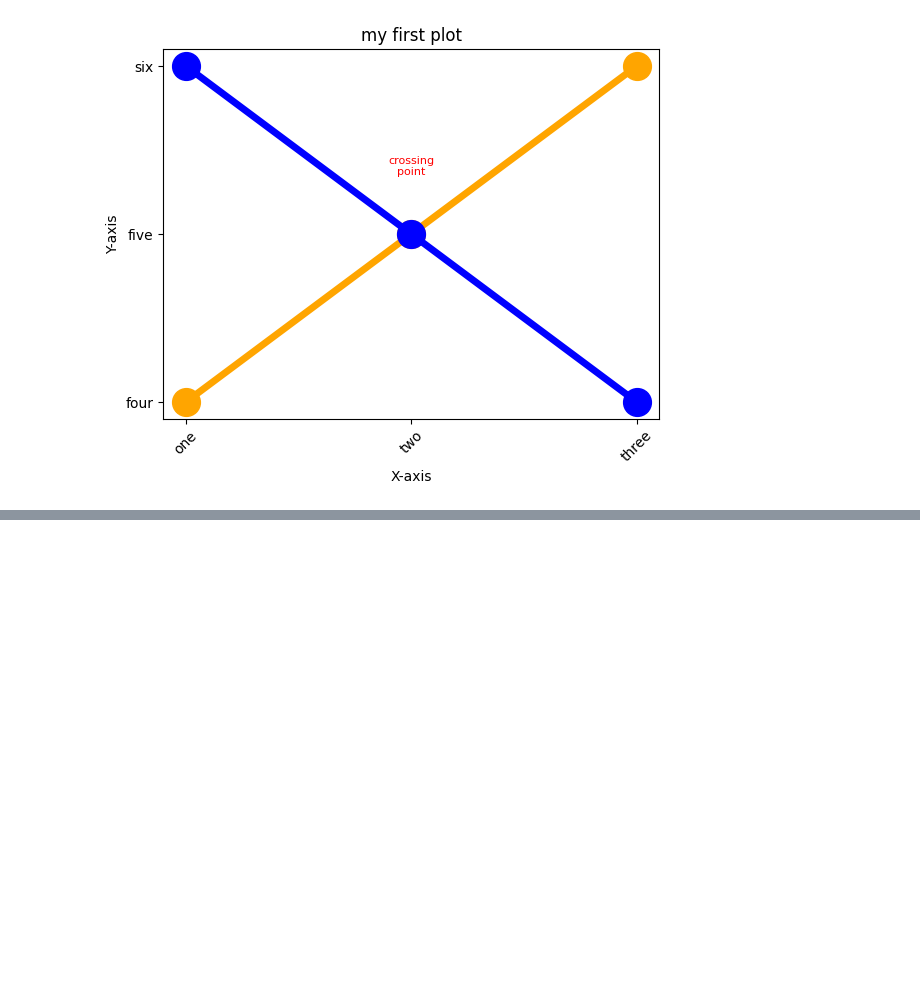
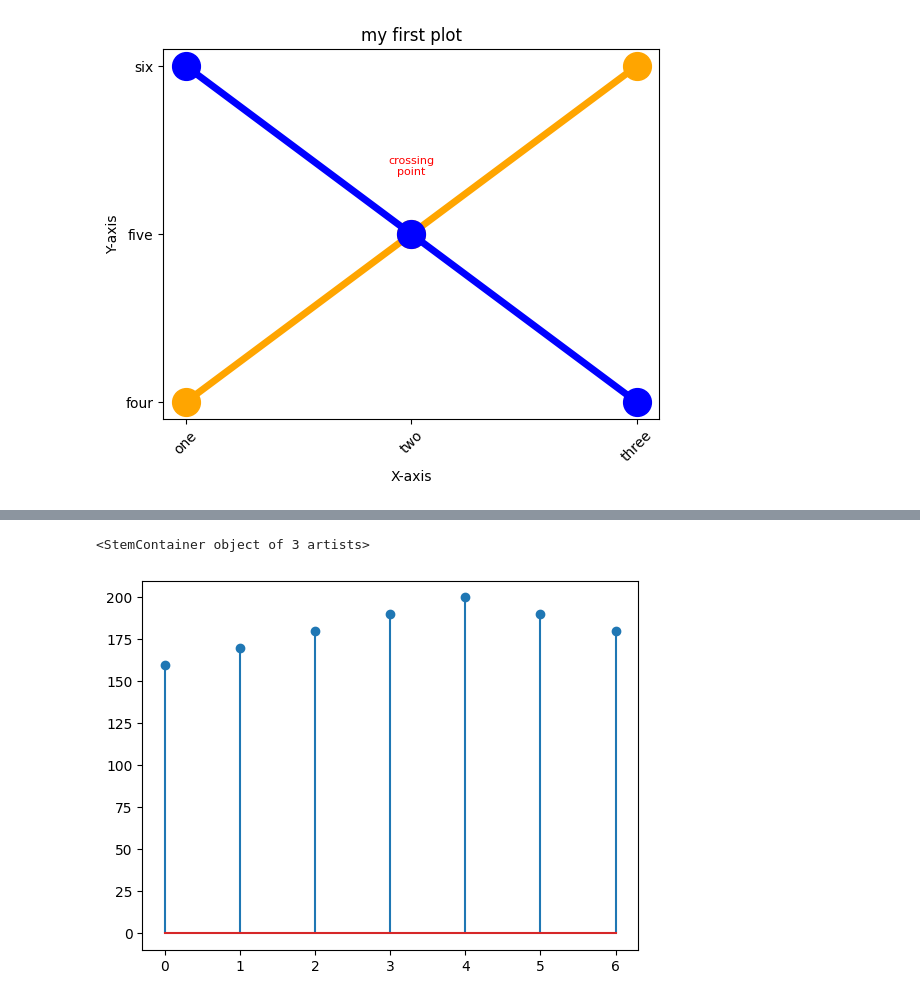
Before and after one commit to avichal077/python-data-science, a Jupyter notebook: numpy.ipynb, the cells around one changed output, grey strips where cells are left out. Saved outputs shown, nothing was run; the diff lists cells and outputs as text; code cells hidden in the pictures; blank space fills up the shorter version.

```diff
--- a/numpy.ipynb
+++ b/numpy.ipynb
@@ -248,0 +343,5 @@ plt.show()
+# %%
+plt.stem(sales)
+# %% [output]
+<StemContainer object of 3 artists>
+[figure, added]
```
Also changed, not shown: parts of 7 cells of this notebook, 2 other files.
